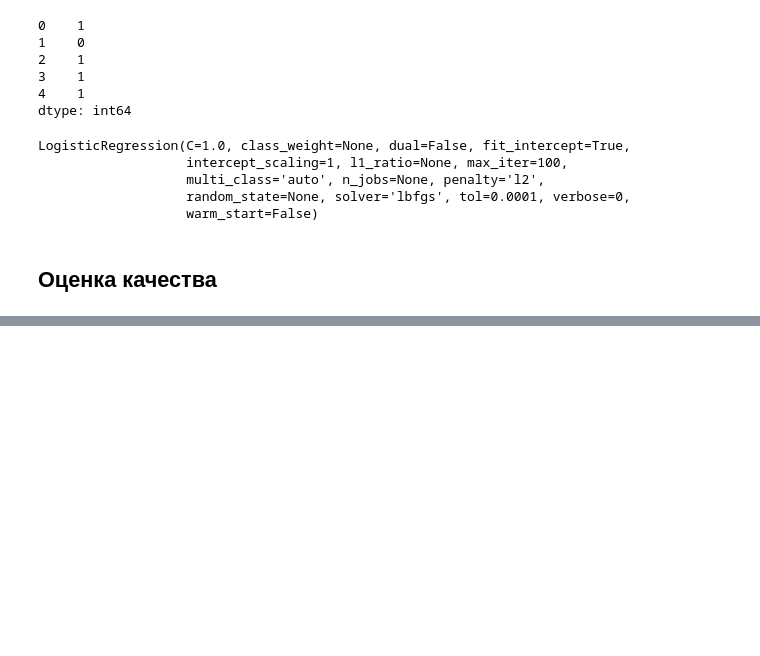
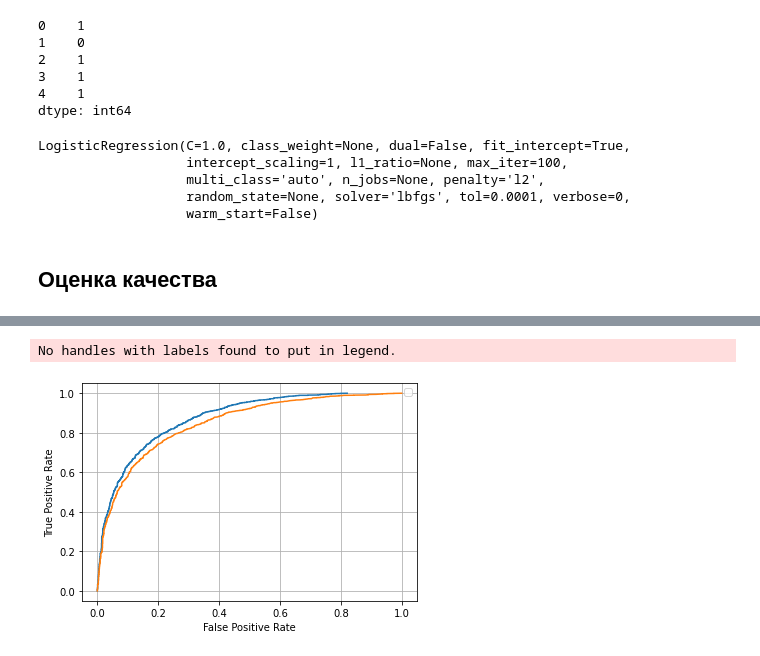
Before and after one commit to vasilyevs/ROC_pr_re, a Jupyter notebook: ROC_Precision_Recall.ipynb, the cells around one changed output, grey strips where cells are left out. Drawn from its saved outputs; the diff is of its cells as text; code cells hidden in the pictures; blank space fills up the shorter version.

```diff
--- a/ROC_Precision_Recall.ipynb
+++ b/ROC_Precision_Recall.ipynb
@@ -209,0 +210,40 @@ plt.ylim(0,1)
+# %%
+tp = 0 # True positive
+fp = 0 # False positive
+fn = 0 # False negative
+tn = 0 # True negative
+
+tpr_all =[]
+fpr_all =[]
+
+precision_all = []
+recall_all = []
+
+y_sum = y_test.sum()
+
+for predicted_prob, actual in sorted(zip(predictions[:, 0], y_test )):
+    predicted = 1
+    if actual == 1:
+        tp += 1
+    else:
+        fp += 1
+
+    fpr = fp/y_sum
+    tpr = tp/y_sum
+
+    fpr_all.append(fpr)
+    tpr_all.append(tpr)
+# %%
+plt.plot( fpr_all, tpr_all )
+plt.plot( fpr_roc, tpr_roc )
+
+
+plt.xlabel('False Positive Rate')
+plt.ylabel('True Positive Rate')
+
+plt.legend( loc = 0 )
+plt.grid()
+plt.show()
+# %% [output]
+No handles with labels found to put in legend.
+[figure, added]
```
Also changed, not shown: parts of 10 cells of this notebook.
